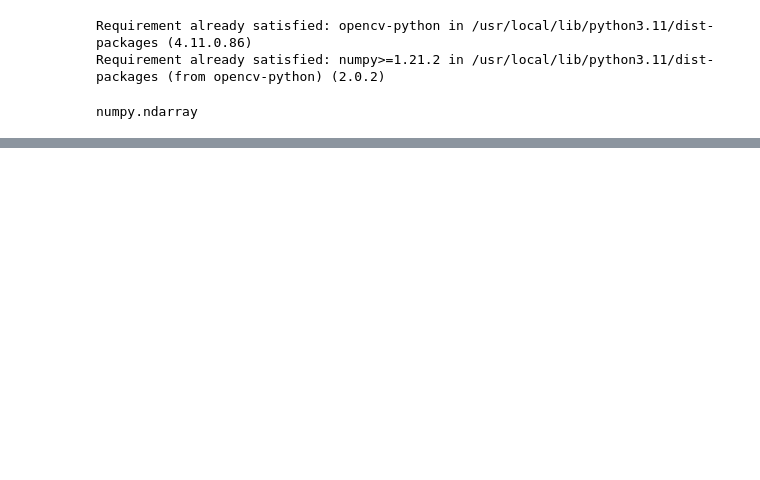
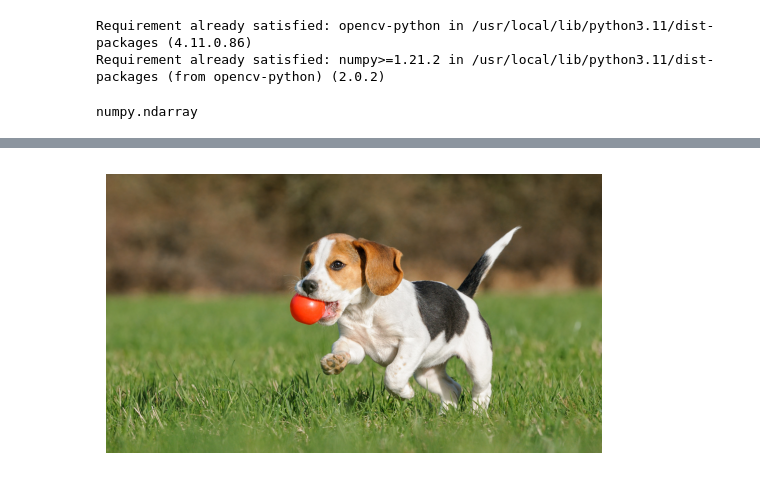
Before and after one commit to Aksharawalia1111/Ps_Project, a Jupyter notebook: Ps_Project.ipynb, the cells around one changed output, grey strips where cells are left out. Saved outputs shown, nothing was run; the diff lists cells and outputs as text; code cells hidden in the pictures; blank space fills up the shorter version.

```diff
--- a/Ps_Project.ipynb
+++ b/Ps_Project.ipynb
@@ -68,0 +132,7 @@ plt.imshow(rotate_90)
+# %%
+img_rgb = cv2.cvtColor(img, cv2.COLOR_BGR2RGB)
+plt.imshow(img_rgb)
+plt.axis("off")
+plt.show()
+# %% [output]
+[figure, added]
```
Also changed, not shown: parts of 21 cells of this notebook.
